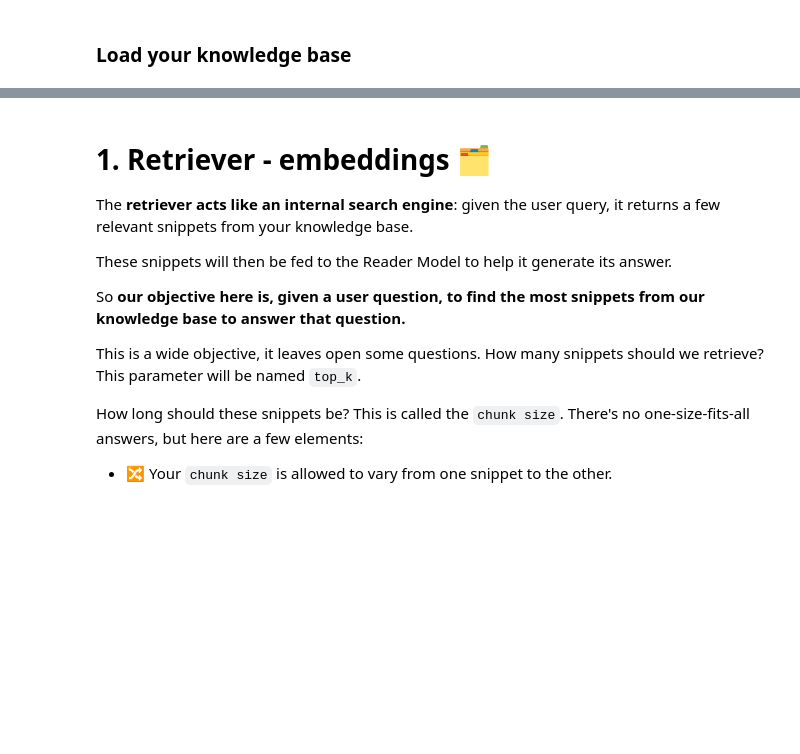
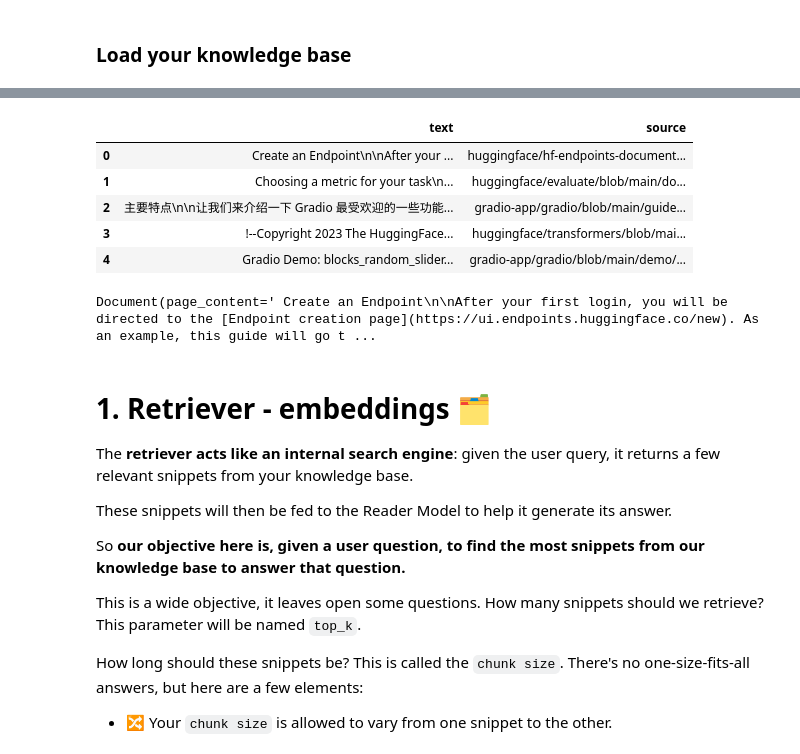
Before and after one commit to Trinq2003/EdzMate, a Jupyter notebook: advanced_rag.ipynb, the cells around one changed output, grey strips where cells are left out. Cells and saved outputs as stored; diff of their text form; code cells hidden in the pictures; blank space fills up the shorter version.

```diff
--- a/advanced_rag.ipynb
+++ b/advanced_rag.ipynb
@@ -42,10 +44,28 @@ ds = datasets.load_dataset("m-ric/huggingface_doc", split="train")
+# %%
+import pandas as pd
+
+df = pd.read_csv("knowledge/huggingface_doc.csv")
+
+df.head()
+# %% [output]
+|  | text | source |
+| 0 | Create an Endpoint\n\nAfter your ... | huggingface/hf-endpoints-document... |
+| 1 | Choosing a metric for your task\n... | huggingface/evaluate/blob/main/do... |
+| 2 | 主要特点\n\n让我们来介绍一下 Gradio 最受欢迎的一些功能... | gradio-app/gradio/blob/main/guide... |
+| 3 | !--Copyright 2023 The HuggingFace... | huggingface/transformers/blob/mai... |
+| 4 | Gradio Demo: blocks_random_slider... | gradio-app/gradio/blob/main/demo/... |
 # %%
+from tqdm.notebook import tqdm
 from langchain.docstore.document import Document as LangchainDocument
 
 RAW_KNOWLEDGE_BASE = [
     LangchainDocument(page_content=doc["text"], metadata={"source": doc["source"]})
-    for doc in tqdm(ds)
+    for doc in tqdm(df.to_dict(orient="records"))
 ]
+
+RAW_KNOWLEDGE_BASE[0]
+# %% [output]
+Document(page_content=' Create an Endpoint\n\nAfter your first login, you will be directed to the [Endpoint creation page](https://ui.endpoints.huggingface.co/new). As an example, this guide will go t ...
 # %% [markdown]
 # 1. Retriever - embeddings 🗂️
 The __retriever acts like an internal search engine__: given the user query, it returns a few relevant snippets from your knowledge base.
```
Also changed, not shown: parts of 1 cell of this notebook, 7 other files.
